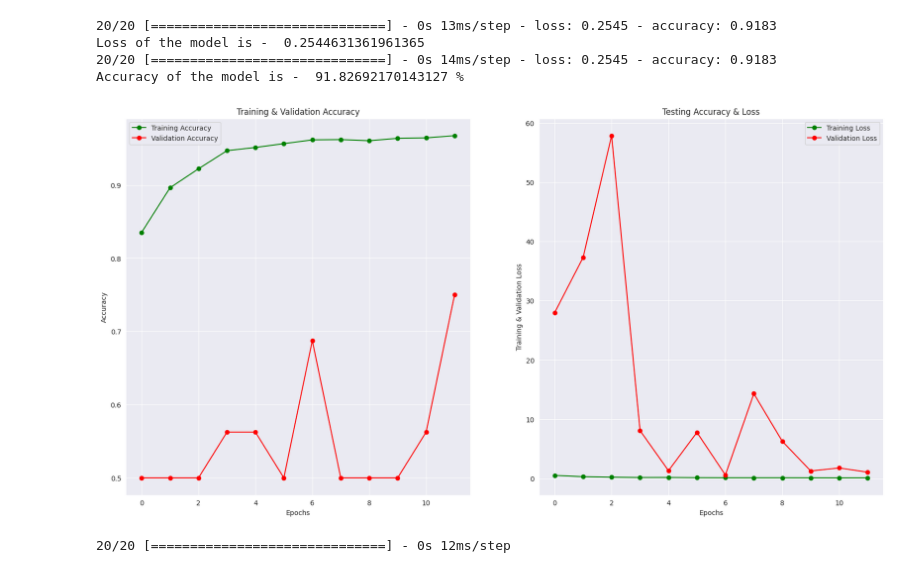
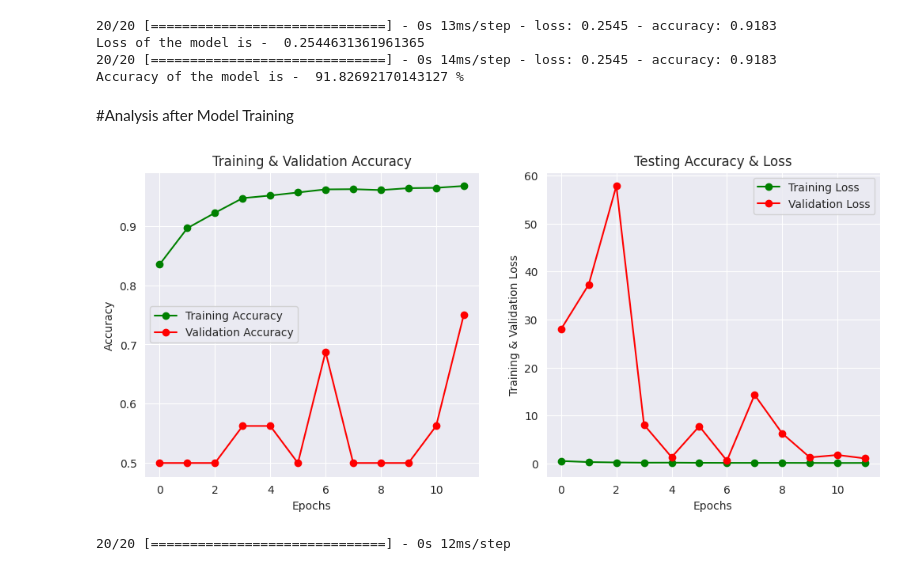
Before and after one commit to manitprats/Face-classification-problem, a Jupyter notebook: Chest_X_Ray_Pneumonia_Detection_using_CNN.ipynb, the cells around one changed output. Saved outputs shown, nothing was run; the diff lists cells and outputs as text; code cells hidden in the pictures.

```diff
--- a/Chest_X_Ray_Pneumonia_Detection_using_CNN.ipynb
+++ b/Chest_X_Ray_Pneumonia_Detection_using_CNN.ipynb
@@ -236,31 +267,33 @@ print("Accuracy of the model is - " , model.evaluate(x_test,y_test)[1]*100 , "%"
 Loss of the model is -  0.2544631361961365
 20/20 [==============================] - 0s 14ms/step - loss: 0.2545 - accuracy: 0.9183
 Accuracy of the model is -  91.82692170143127 %
+# %% [markdown]
+#Analysis after Model Training
 # %%
 epochs = [i for i in range(12)]
 fig , ax = plt.subplots(1,2)
 train_acc = history.history['accuracy']
 train_loss = history.history['loss']
 val_acc = history.history['val_accuracy']
 val_loss = history.history['val_loss']
-fig.set_size_inches(20,10)
+fig.set_size_inches(12,5)
 
 ax[0].plot(epochs , train_acc , 'go-' , label = 'Training Accuracy')
 ax[0].plot(epochs , val_acc , 'ro-' , label = 'Validation Accuracy')
 ax[0].set_title('Training & Validation Accuracy')
 ax[0].legend()
 ax[0].set_xlabel("Epochs")
 ax[0].set_ylabel("Accuracy")
 
 ax[1].plot(epochs , train_loss , 'g-o' , label = 'Training Loss')
 ax[1].plot(epochs , val_loss , 'r-o' , label = 'Validation Loss')
 ax[1].set_title('Testing Accuracy & Loss')
 ax[1].legend()
 ax[1].set_xlabel("Epochs")
 ax[1].set_ylabel("Training & Validation Loss")
 plt.show()
 # %% [output]
-[figure, old version]
+[figure, new version]
 # %%
 
 predictions = (model.predict(x_test) > 0.6).astype("int32")
```
Also changed, not shown: parts of 12 cells of this notebook.
